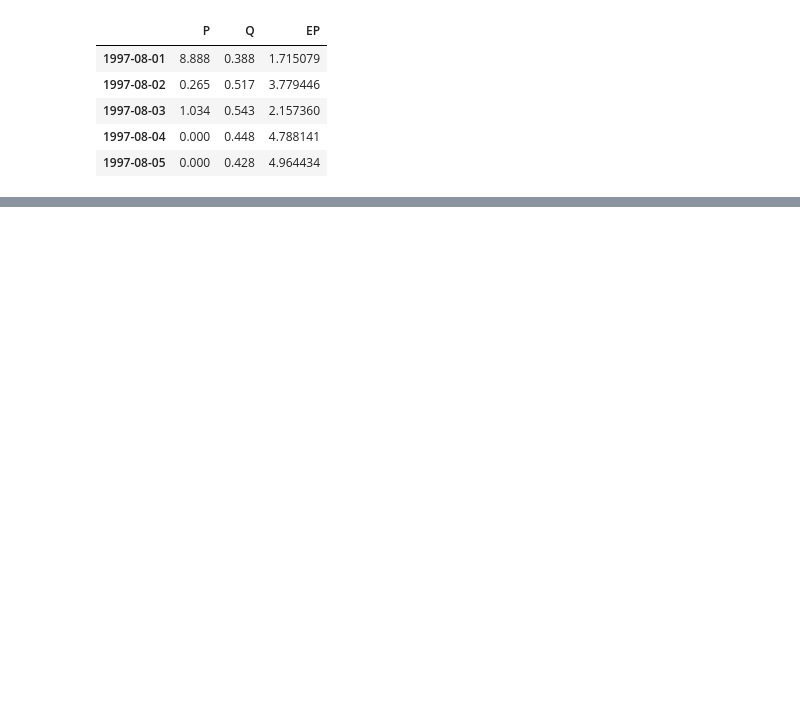
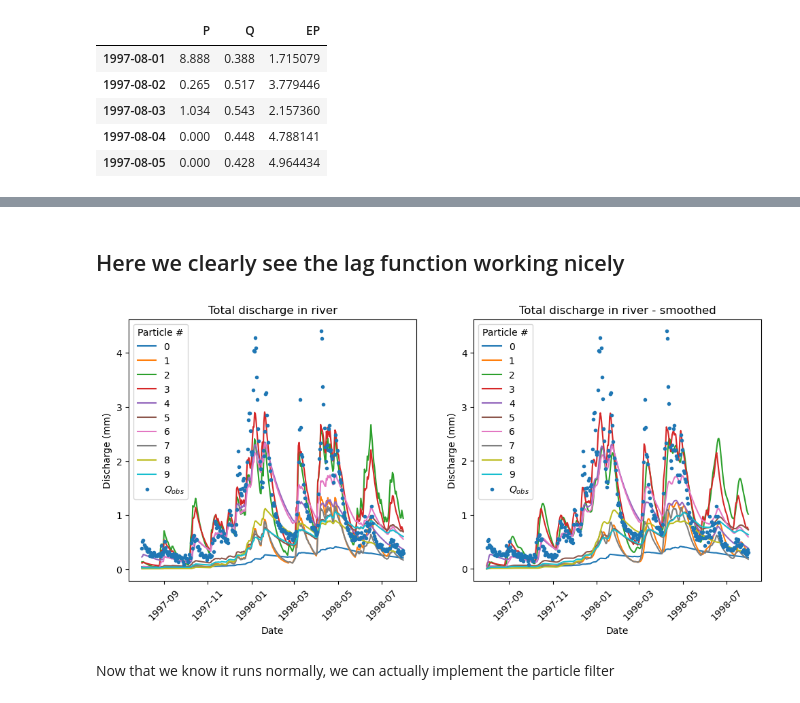
Before and after one commit to Daafip/HBV-data-assimilation, a Jupyter notebook: Forward model.ipynb, the cells around one changed output, grey strips where cells are left out. Saved outputs shown, nothing was run; the diff lists cells and outputs as text; code cells hidden in the pictures; blank space fills up the shorter version.

```diff
--- a/Forward model.ipynb
+++ b/Forward model.ipynb
@@ -204 +265,36 @@ def HBVMod_forward(par, df, s_in, memory_terms, step_n):
+# %%
+for particle_n in range(n_particles):
+    for step_n in range(t_max):
+        storage_memory[particle_n] = HBVMod_forward(p_intial[particle_n], df, s_in, storage_memory[particle_n], step_n)
+    T_lag = int(p_intial[particle_n][5]) # fith index - needs to be int
+    storage_memory[particle_n] = add_time_lag(T_lag, t_max, storage_memory[particle_n])
+# %% [markdown]
+## Here we clearly see the lag function working nicely
+# %%
+plt.figure(figsize=(12,5))
+plt.subplot(121)
+for particle_n in range(n_particles):
+    Si, Su, Sf, Ss, Ei_dt, Ea_dt, Qs_dt_lst, Qf_dt_lst, Q_tot_dt, Q_m, memory_vector = storage_memory[particle_n]
+    plt.plot(df.index, Q_tot_dt, label=f"{particle_n}")
+plt.plot(df.index, df.Q, label="$Q_{obs}$",lw=0, ms=3, marker="o")
+plt.legend(title="Particle #")
+plt.title("Total discharge in river")
+plt.xlabel("Date")
+plt.ylabel("Discharge (mm)")
+plt.xticks(rotation=45);
+
+plt.subplot(122)
+for particle_n in range(n_particles):
+    Si, Su, Sf, Ss, Ei_dt, Ea_dt, Qs_dt_lst, Qf_dt_lst, Q_tot_dt, Q_m, memory_vector = storage_memory[particle_n]
+    plt.plot(df.index, Q_m, label=f"{particle_n}")
+plt.plot(df.index, df.Q, label="$Q_{obs}$",lw=0, ms=3, marker="o")
+plt.legend(title="Particle #")
+plt.title("Total discharge in river - smoothed")
+plt.xlabel("Date")
+plt.ylabel("Discharge (mm)")
+plt.xticks(rotation=45);
+# %% [output]
+[figure, added]
+# %% [markdown]
+Now that we know it runs normally, we can actually implement the particle filter
 # %%
```
Also changed, not shown: parts of 16 cells of this notebook.
